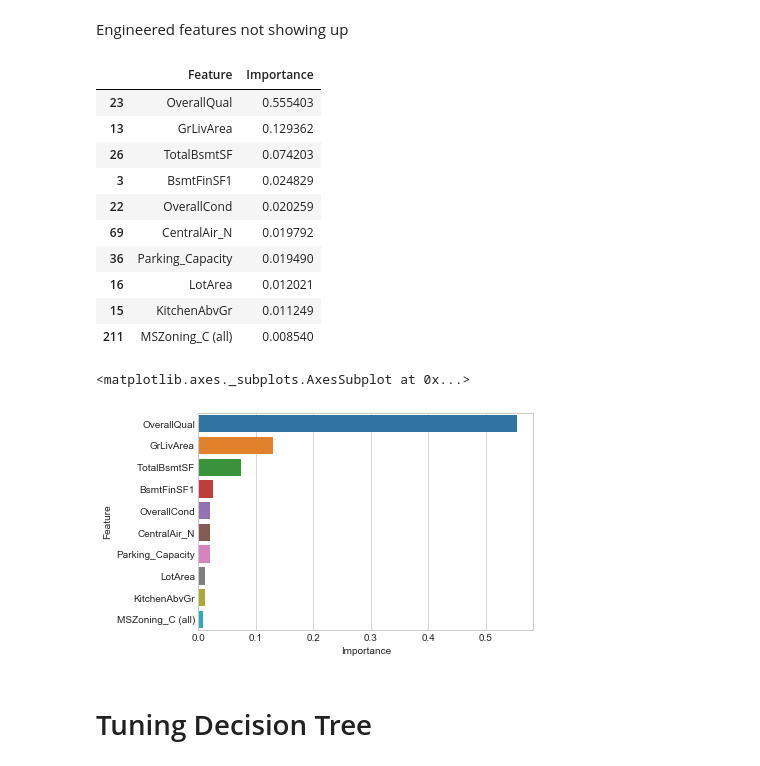
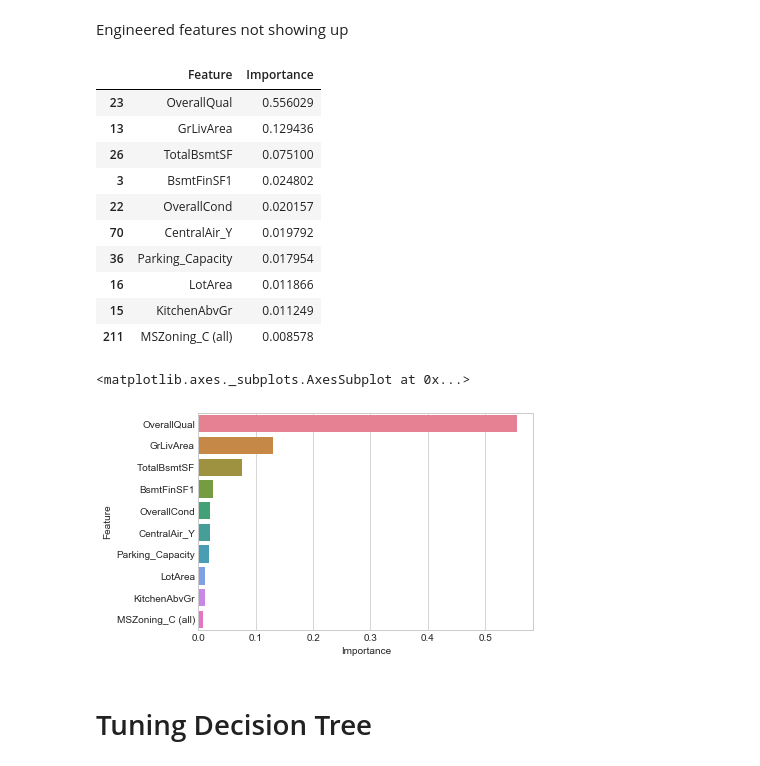
Before and after one commit to reflexiveprophecy/Kaggle_Predict_Ames_Iowa_Housing_Prices, a Jupyter notebook: Attacking with Random Forest! Universal dataset.ipynb, the cells around one changed output. Saved outputs shown, nothing was run; the diff lists cells and outputs as text; code cells hidden in the pictures.

```diff
--- a/Attacking with Random Forest! Universal dataset.ipynb
+++ b/Attacking with Random Forest! Universal dataset.ipynb
@@ -127,7 +127,7 @@ house_train_x = pd.get_dummies(house_train_copy.drop('SalePrice', axis = 1))
 house_train_y = house_train_copy.SalePrice.values.reshape(-1,1)
 
 # Create sperate out original training set to the new training and test set
-x_train, x_test, y_train, y_test = ms.train_test_split(house_train_x, \
+X_train, X_test, y_train, y_test = ms.train_test_split(house_train_x, \
                                                        house_train_y, \
                                                        test_size = 1/5, \
                                                        random_state = 0)
@@ -173,23 +173,23 @@ result_tree1 = result_tree1.sort_values(by = 'Importance', ascending = False).he
 result_tree1
 # %% [output]
 |  | Feature | Importance |
-| 23 | OverallQual | 0.555403 |
-| 13 | GrLivArea | 0.129362 |
-| 26 | TotalBsmtSF | 0.074203 |
-| 3 | BsmtFinSF1 | 0.024829 |
-| 22 | OverallCond | 0.020259 |
-| 69 | CentralAir_N | 0.019792 |
-| 36 | Parking_Capacity | 0.019490 |
-| 16 | LotArea | 0.012021 |
+| 23 | OverallQual | 0.556029 |
+| 13 | GrLivArea | 0.129436 |
+| 26 | TotalBsmtSF | 0.075100 |
+| 3 | BsmtFinSF1 | 0.024802 |
+| 22 | OverallCond | 0.020157 |
+| 70 | CentralAir_Y | 0.019792 |
+| 36 | Parking_Capacity | 0.017954 |
+| 16 | LotArea | 0.011866 |
 | 15 | KitchenAbvGr | 0.011249 |
-| 211 | MSZoning_C (all) | 0.008540 |
+| 211 | MSZoning_C (all) | 0.008578 |
 # %%
-
+#sns.color_palette("husl")
 sns.set_style("whitegrid")
-sns.barplot(x = 'Importance', y = 'Feature', data=result_tree1)
+sns.barplot(x = 'Importance', y = 'Feature', data=result_tree1, palette="husl")
 # %% [output]
 <matplotlib.axes._subplots.AxesSubplot at 0x...>
-[figure, old version]
+[figure, new version]
 # %% [markdown]
 # Tuning Decision Tree
 # %%
```
Also changed, not shown: parts of 17 cells of this notebook, 2 other files.
